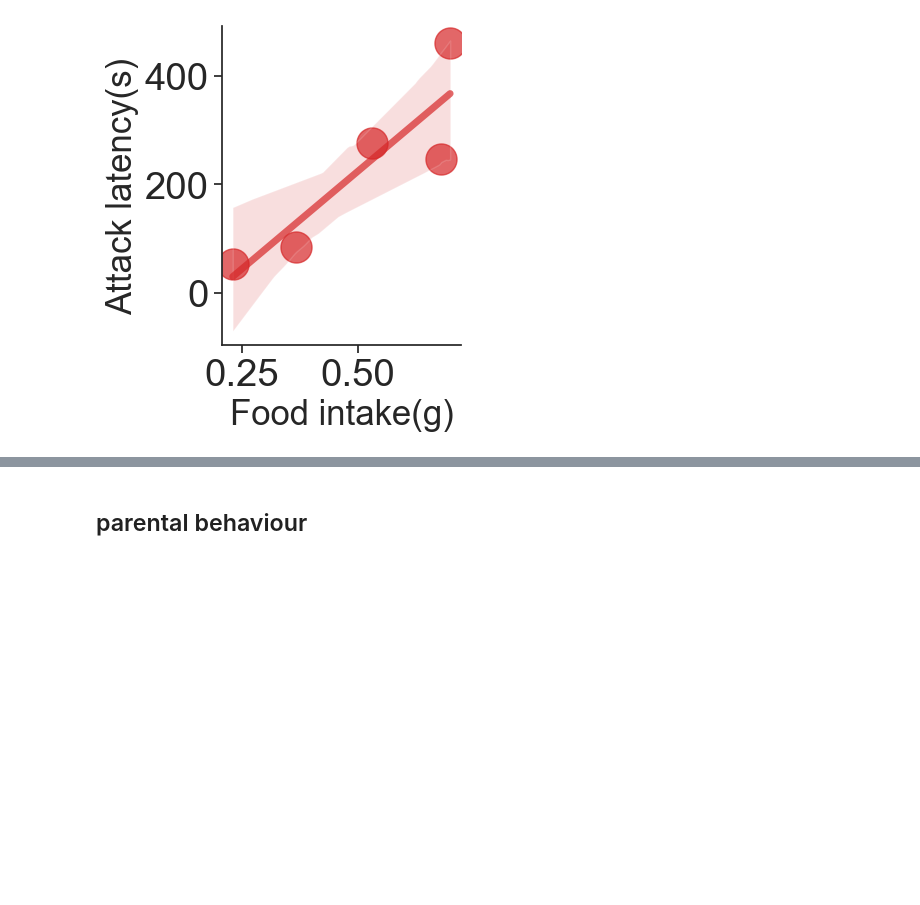
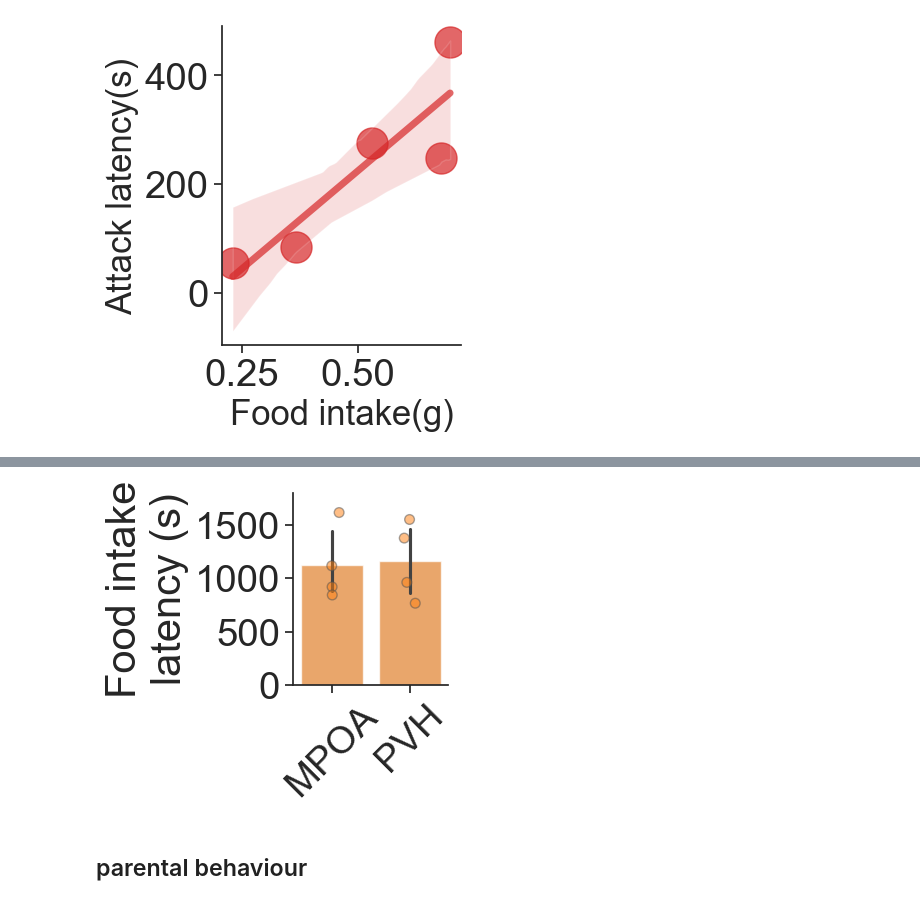
Before and after one commit to FrancisCrickInstitute/negative_parental_switch, a Jupyter notebook: NPW_manipulation/NPW_manipulation.ipynb, the cells around one changed output, grey strips where cells are left out. Cells and saved outputs as stored; diff of their text form; code cells hidden in the pictures; blank space fills up the shorter version.

Commit message:
add_food_consumption_latency

```diff
--- a/NPW_manipulation/NPW_manipulation.ipynb
+++ b/NPW_manipulation/NPW_manipulation.ipynb
@@ -446,3 +462,19 @@ Notes:
+# %%
+plt.subplots(figsize = [2,2.5])
+latency_df = df[(df.pup_light_cond == '60_lighton_food') & (df.histology_validation !='invalid')&(df.implantation_area.isin(['MPOA','PVH']) )]
+sns.stripplot(x = 'implantation_area', y = 'state_latency', data = latency_df, palette=['Tab:orange','Tab:orange'], jitter=True, dodge=False, marker='o', size=7, linewidth=1, edgecolor='gray', alpha=0.5)
+sns.barplot(x = 'implantation_area', y = 'state_latency', data = latency_df, palette=[ 'Tab:orange', 'Tab:orange'],alpha = 0.7)
+sns.despine()
+plt.xticks(rotation = 45)
+plt.ylabel('Food intake\nlatency (s)')
+plt.xlabel('')
+sns.despine()
+plt.yticks(np.arange(0, 1800, 500))
+plt.ylim(0, 1800)
+plt.xticks(rotation = 45)
+plt.savefig('output_figures/latency_food.pdf', dpi=300,bbox_inches='tight',transparent=True)
+# %% [output]
+[figure, added]
 # %% [markdown]
 ## parental behaviour
 # %%
```
Also changed, not shown: parts of 4 cells of this notebook, 12 other files.
